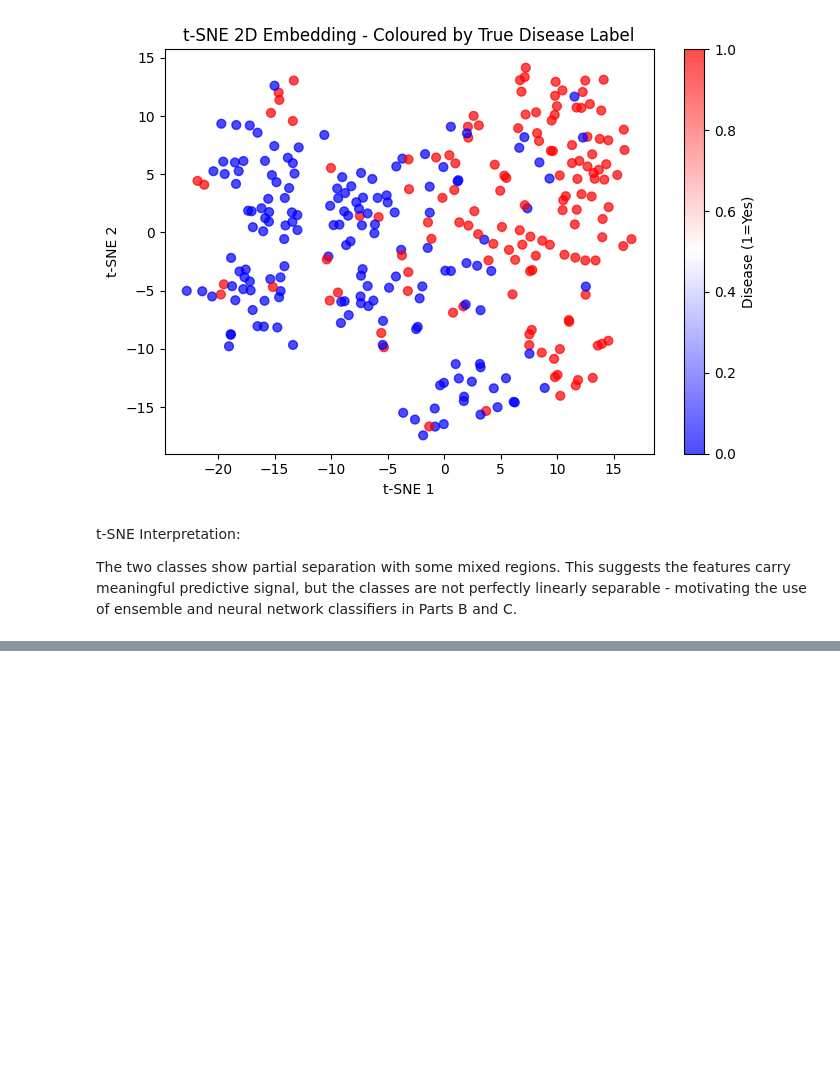
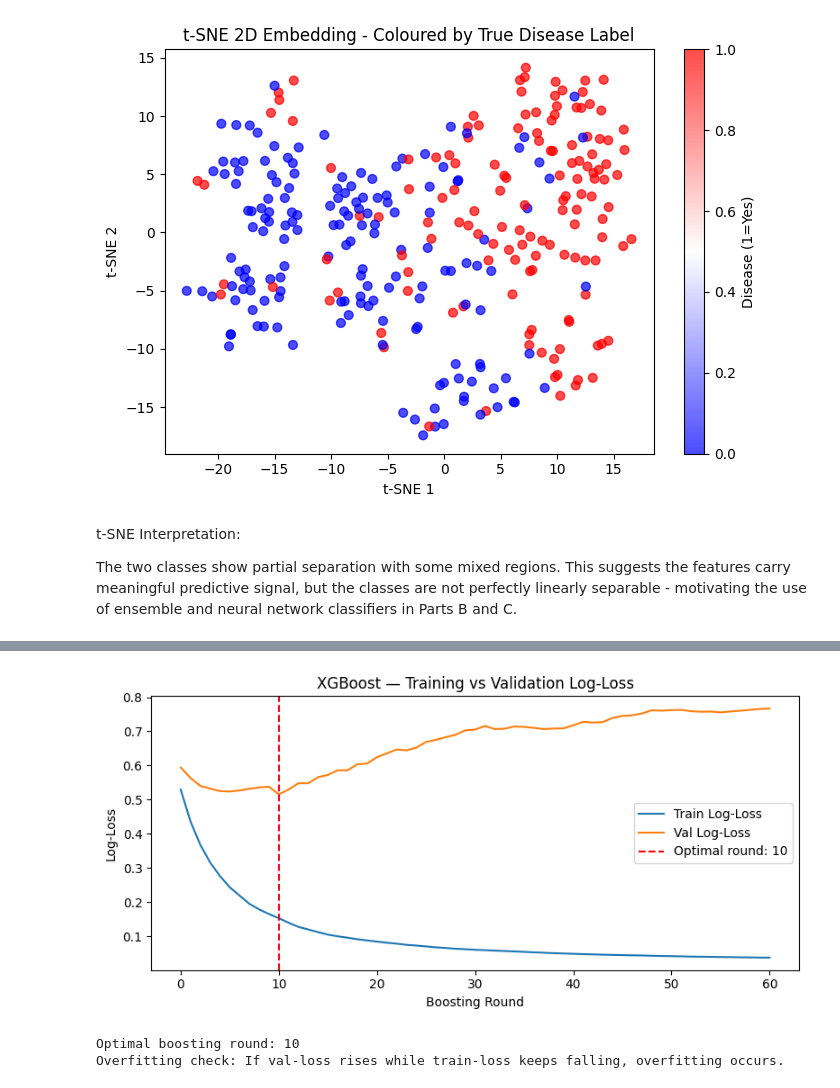
Before and after one commit to abeer-fatima47/i232643-DM-Assignment4, a Jupyter notebook: i232643_DM_asn4.ipynb, the cells around one changed output, grey strips where cells are left out. Drawn from its saved outputs; the diff is of its cells as text; code cells hidden in the pictures; blank space fills up the shorter version.

```diff
--- a/i232643_DM_asn4.ipynb
+++ b/i232643_DM_asn4.ipynb
@@ -433,0 +568,38 @@ The two classes show partial separation with some mixed regions. This suggests t
+# %%
+# Train with early stopping
+best_lr = xgb_cv.best_params_['learning_rate']
+best_depth = xgb_cv.best_params_['max_depth']
+
+# Split train into train/val for early stopping
+X_tr2, X_val2, y_tr2, y_val2 = train_test_split(
+    X_train, y_train, test_size=0.15, random_state=42, stratify=y_train)
+
+xgb_final = xgb.XGBClassifier(
+    learning_rate=best_lr, max_depth=best_depth,
+    n_estimators=500, random_state=42,
+    early_stopping_rounds=50, eval_metric='logloss', verbosity=0)
+
+xgb_final.fit(X_tr2, y_tr2, eval_set=[(X_tr2, y_tr2), (X_val2, y_val2)], verbose=False)
+
+results = xgb_final.evals_result()
+train_loss = results['validation_0']['logloss']
+val_loss   = results['validation_1']['logloss']
+optimal_round = xgb_final.best_iteration
+
+plt.figure(figsize=(8, 4))
+plt.plot(train_loss, label='Train Log-Loss')
+plt.plot(val_loss,   label='Val Log-Loss')
+plt.axvline(x=optimal_round, color='red', linestyle='--',
+            label=f'Optimal round: {optimal_round}')
+plt.xlabel('Boosting Round'); plt.ylabel('Log-Loss')
+plt.title('XGBoost — Training vs Validation Log-Loss')
+plt.legend()
+plt.tight_layout()
+plt.show()
+
+print(f"Optimal boosting round: {optimal_round}")
+print("Overfitting check: If val-loss rises while train-loss keeps falling, overfitting occurs.")
+# %% [output]
+[figure, added]
+Optimal boosting round: 10
+Overfitting check: If val-loss rises while train-loss keeps falling, overfitting occurs.
```
Also changed, not shown: parts of 16 cells of this notebook.
